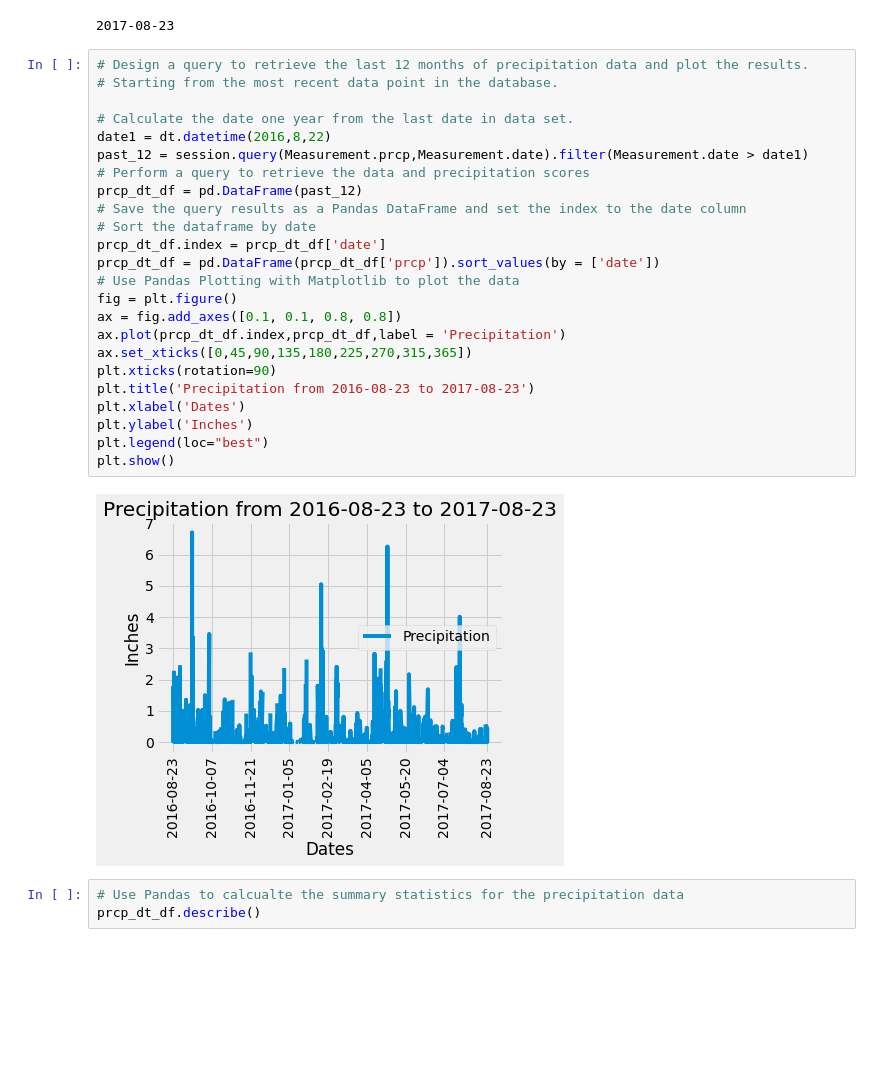
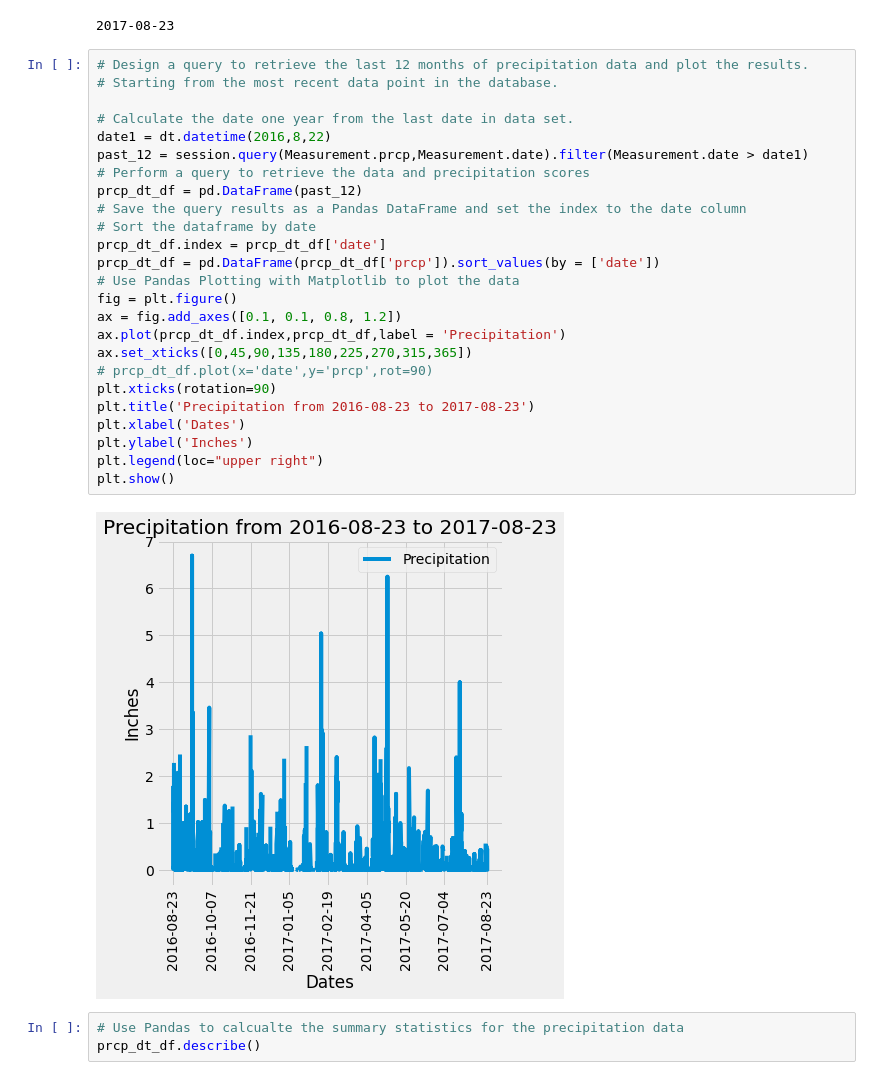
Before and after one commit to jconcha56429/sqlalchemy_challenge, a Jupyter notebook: climate_starter.ipynb, the cells around one changed output. Saved outputs shown, nothing was run; the diff lists cells and outputs as text; blank space fills up the shorter version.

```diff
--- a/climate_starter.ipynb
+++ b/climate_starter.ipynb
@@ -57,29 +57,30 @@ for date in r_date:
 # %%
 # Design a query to retrieve the last 12 months of precipitation data and plot the results.
 # Starting from the most recent data point in the database.
 
 # Calculate the date one year from the last date in data set.
 date1 = dt.datetime(2016,8,22)
 past_12 = session.query(Measurement.prcp,Measurement.date).filter(Measurement.date > date1)
 # Perform a query to retrieve the data and precipitation scores
 prcp_dt_df = pd.DataFrame(past_12)
 # Save the query results as a Pandas DataFrame and set the index to the date column
 # Sort the dataframe by date
 prcp_dt_df.index = prcp_dt_df['date']
 prcp_dt_df = pd.DataFrame(prcp_dt_df['prcp']).sort_values(by = ['date'])
 # Use Pandas Plotting with Matplotlib to plot the data
 fig = plt.figure()
-ax = fig.add_axes([0.1, 0.1, 0.8, 0.8])
+ax = fig.add_axes([0.1, 0.1, 0.8, 1.2])
 ax.plot(prcp_dt_df.index,prcp_dt_df,label = 'Precipitation')
 ax.set_xticks([0,45,90,135,180,225,270,315,365])
+# prcp_dt_df.plot(x='date',y='prcp',rot=90)
 plt.xticks(rotation=90)
 plt.title('Precipitation from 2016-08-23 to 2017-08-23')
 plt.xlabel('Dates')
 plt.ylabel('Inches')
-plt.legend(loc="best")
+plt.legend(loc="upper right")
 plt.show()
 # %% [output]
-[figure, old version]
+[figure, new version]
 # %%
 # Use Pandas to calcualte the summary statistics for the precipitation data
 prcp_dt_df.describe()
```
Also changed, not shown: parts of 2 cells of this notebook.
